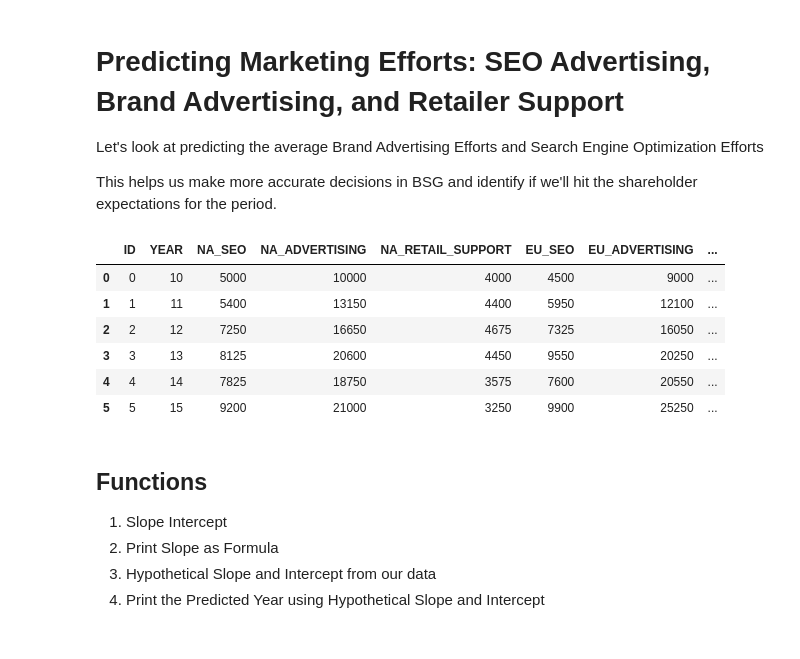
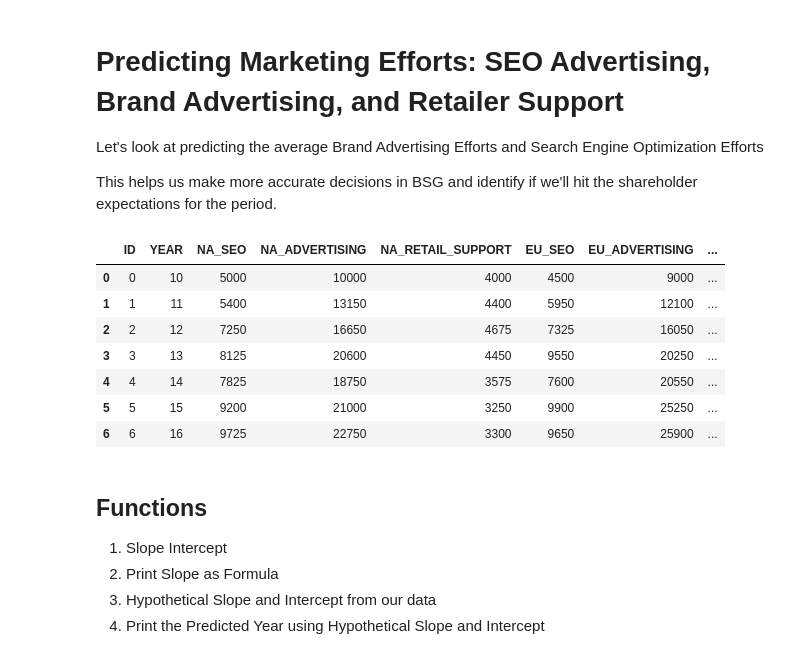
Before and after one commit to brienjl/BSG_Projections, a Jupyter notebook: Advertising_Predictions.ipynb, the cells around one changed output. Drawn from its saved outputs; the diff is of its cells as text; code cells hidden in the pictures.

```diff
--- a/Advertising_Predictions.ipynb
+++ b/Advertising_Predictions.ipynb
@@ -7,24 +7,25 @@ This helps us make more accurate decisions in BSG and identify if we'll hit the
 # %%
 #let's grab a few packages for stats
 import matplotlib.pyplot as plt
 import numpy as np
 import pandas as pd
 
 #Let's set some variables that we'll change each round
 #Change this year to the year being predicted (i.e. if you're predicting year 16, enter '16')
-predictionYear = 16
+predictionYear = 17
 
 #Load the dataset from our bsg_prices_actual - Sheet1.csv
 df = pd.read_csv('bsg_marketing_actual - Sheet1.csv')
 df
 # %% [output]
 |  | ID | YEAR | NA_SEO | NA_ADVERTISING | NA_RETAIL_SUPPORT | EU_SEO | EU_ADVERTISING | ... |
 | 0 | 0 | 10 | 5000 | 10000 | 4000 | 4500 | 9000 | ... |
 | 1 | 1 | 11 | 5400 | 13150 | 4400 | 5950 | 12100 | ... |
 | 2 | 2 | 12 | 7250 | 16650 | 4675 | 7325 | 16050 | ... |
 | 3 | 3 | 13 | 8125 | 20600 | 4450 | 9550 | 20250 | ... |
 | 4 | 4 | 14 | 7825 | 18750 | 3575 | 7600 | 20550 | ... |
 | 5 | 5 | 15 | 9200 | 21000 | 3250 | 9900 | 25250 | ... |
+| 6 | 6 | 16 | 9725 | 22750 | 3300 | 9650 | 25900 | ... |
 # %% [markdown]
 ## Functions
 1. Slope Intercept
```
Also changed, not shown: parts of 5 cells of this notebook, 3 other files.
